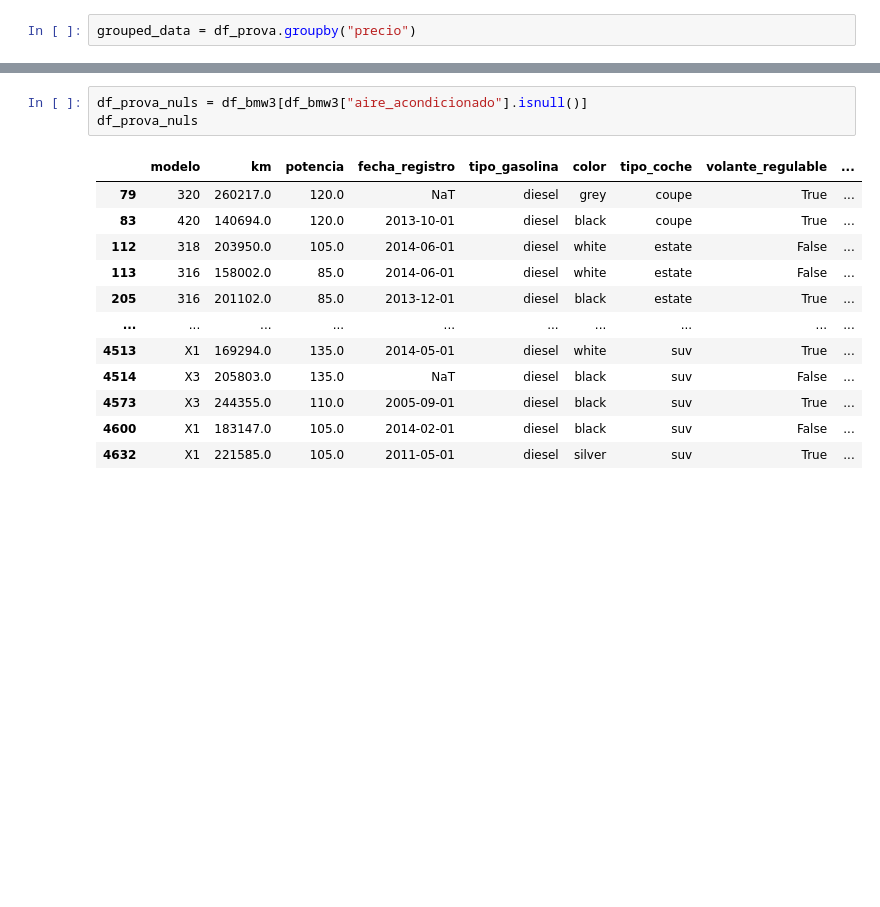
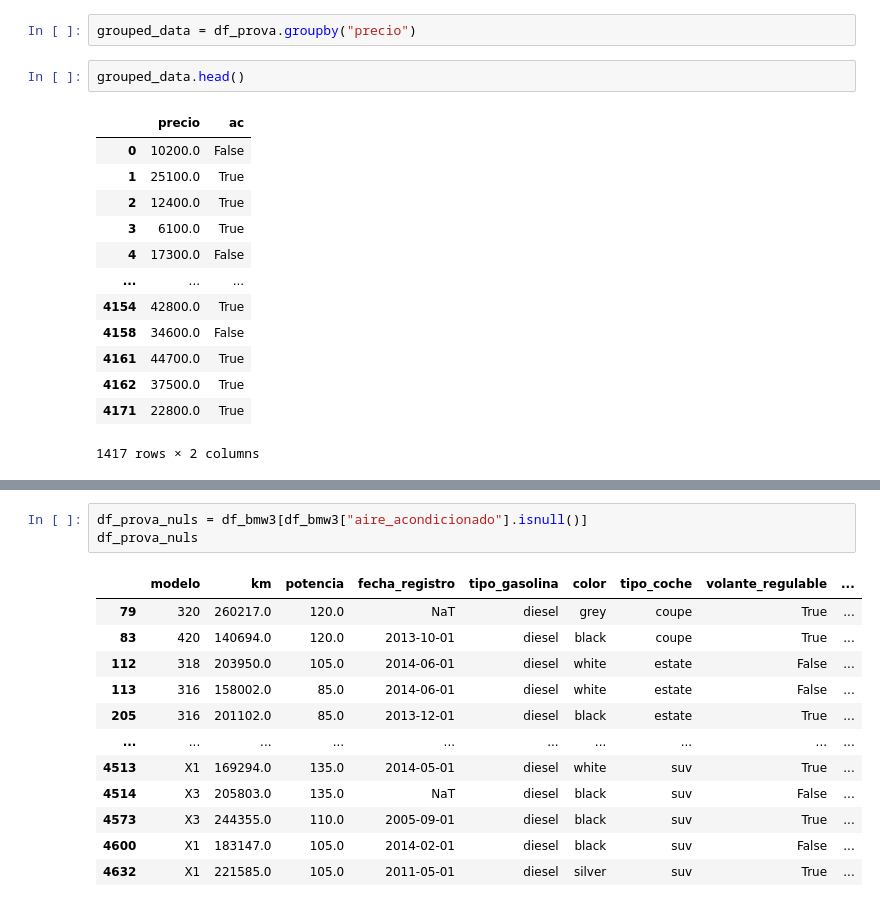
Before and after one commit to rulogar1234/nuclio-1, a Jupyter notebook: 1er_Entregable.ipynb, the cells around one changed output, grey strips where cells are left out. Cells and saved outputs as stored; diff of their text form; blank space fills up the shorter version.

```diff
--- a/1er_Entregable.ipynb
+++ b/1er_Entregable.ipynb
@@ -476,5 +458,21 @@ sns.displot(df_prova, x = "precio", hue = 'ac')
 # %%
 grouped_data = df_prova.groupby("precio")
+# %%
+grouped_data.head()
+# %% [output]
+|  | precio | ac |
+| 0 | 10200.0 | False |
+| 1 | 25100.0 | True |
+| 2 | 12400.0 | True |
+| 3 | 6100.0 | True |
+| 4 | 17300.0 | False |
+| ... | ... | ... |
+| 4154 | 42800.0 | True |
+| 4158 | 34600.0 | False |
+| 4161 | 44700.0 | True |
+| 4162 | 37500.0 | True |
+| 4171 | 22800.0 | True |
+1417 rows × 2 columns
 # %%
 stats = grouped_data["ac"].describe()
 stats
```
Also changed, not shown: parts of 21 cells of this notebook.
